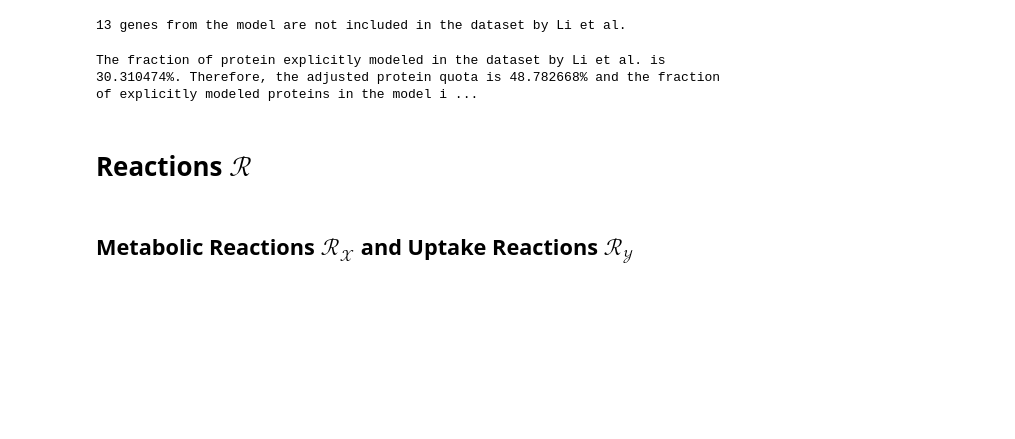
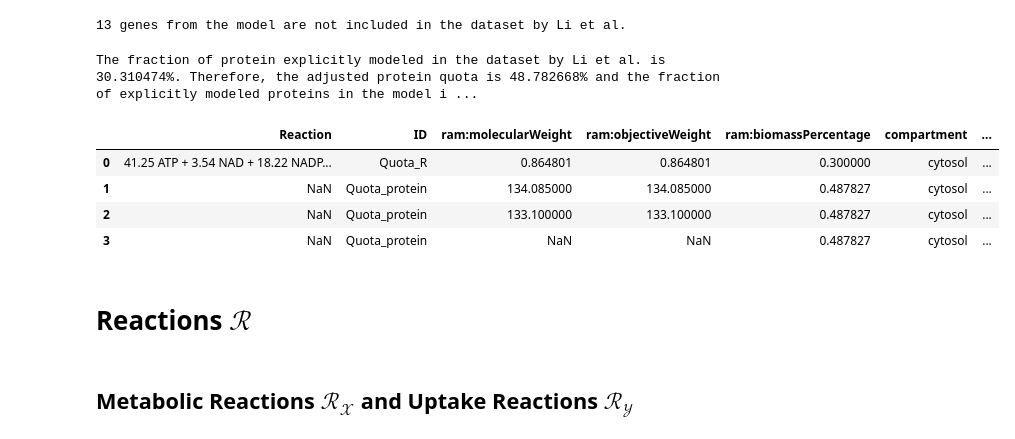
Before and after one commit to HannesBaukmann/pyrrrateFBA, a Jupyter notebook: examples/Covert2002/modeling.ipynb, the cells around one changed output. Drawn from its saved outputs; the diff is of its cells as text; code cells hidden in the pictures; blank space fills up the shorter version.

Commit message:
- reformulated quota, and a few more adjustments

```diff
--- a/examples/Covert2002/modeling.ipynb
+++ b/examples/Covert2002/modeling.ipynb
@@ -279,4 +215,8 @@ li['included'] = 1
 li['included'] = li['!Protein:Name'].isin(genes_list)
 # %%
 li_included = li.query("included")
+# %%
+n_missing_genes = len(genes_list)-len(li_included)
+frac_explicit = li_included['!Abundance:[original]'].sum()/li['!Abundance:[original]'].sum()
+frac_adjusted = 0.7*(1-li_included['!Abundance:[original]'].sum()/li['!Abundance:[original]'].sum())
 # %%
@@ -288,10 +228,20 @@ print("The fraction of protein explicitly modeled in the dataset by Li et al. is
 # %% [output]
 The fraction of protein explicitly modeled in the dataset by Li et al. is 30.310474%. Therefore, the adjusted protein quota is 48.782668% and the fraction of explicitly modeled proteins in the model i ...
-# %%
-# add protein quota
-m = 10000 # arbitrary amino acid count
-fraction = 0.7*(1-li_included['!Abundance:[original]'].sum()/li['!Abundance:[original]'].sum())
-quota = quota.append({"ID": 'Quota_P', "Reaction": "10000 Z + 40000 ATP -> 1.0 Quota_P + 40000 ADP + 40000 PI", "Gene": 'R', "kcat_fwd": 72000/m , "initialAmount": fraction, "ram:molecularWeight": 1.0, "ram:objectiveWeight": 0.0, "ram:biomassPercentage": fraction}, ignore_index=True)
+# %%
+# add protein quota
+# weights are determined later: length will be set to median length of all proteins explicitly modeled
+quota = quota.append({"ID": 'Quota_protein', "Gene": 'R', "ram:biomassPercentage": frac_adjusted}, ignore_index=True)
+# %%
+quota['compartment'] = 'cytosol'
+quota["initialAmount"] = np.nan
+# %%
+quota
+# %% [output]
+|  | Reaction | ID | ram:molecularWeight | ram:objectiveWeight | ram:biomassPercentage | compartment | ... |
+| 0 | 41.25 ATP + 3.54 NAD + 18.22 NADP... | Quota_R | 0.864801 | 0.864801 | 0.300000 | cytosol | ... |
+| 1 | NaN | Quota_protein | 134.085000 | 134.085000 | 0.487827 | cytosol | ... |
+| 2 | NaN | Quota_protein | 133.100000 | 133.100000 | 0.487827 | cytosol | ... |
+| 3 | NaN | Quota_protein | NaN | NaN | 0.487827 | cytosol | ... |
 # %% [markdown]
 # Reactions $\mathcal{R}$
 # %% [markdown]
```
Also changed, not shown: parts of 29 cells of this notebook.
